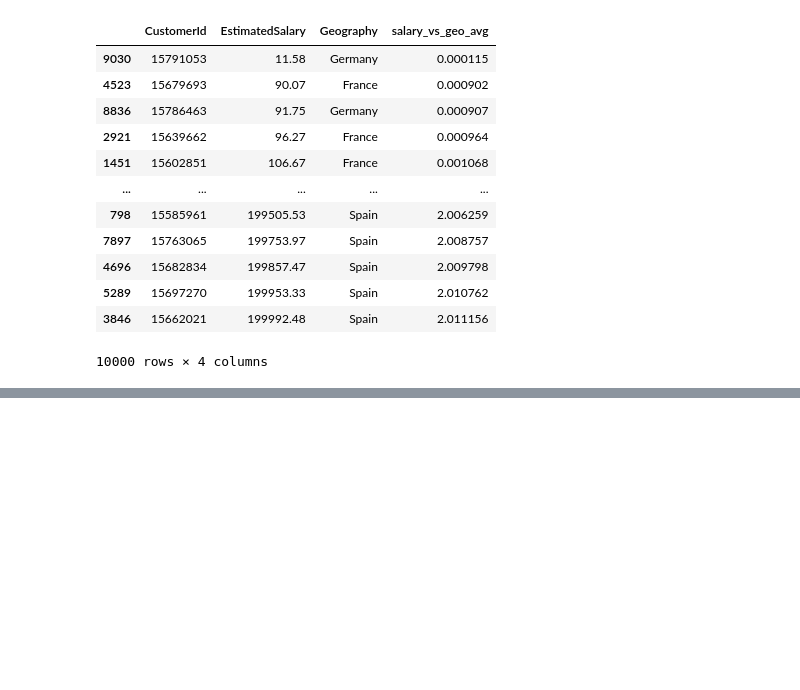
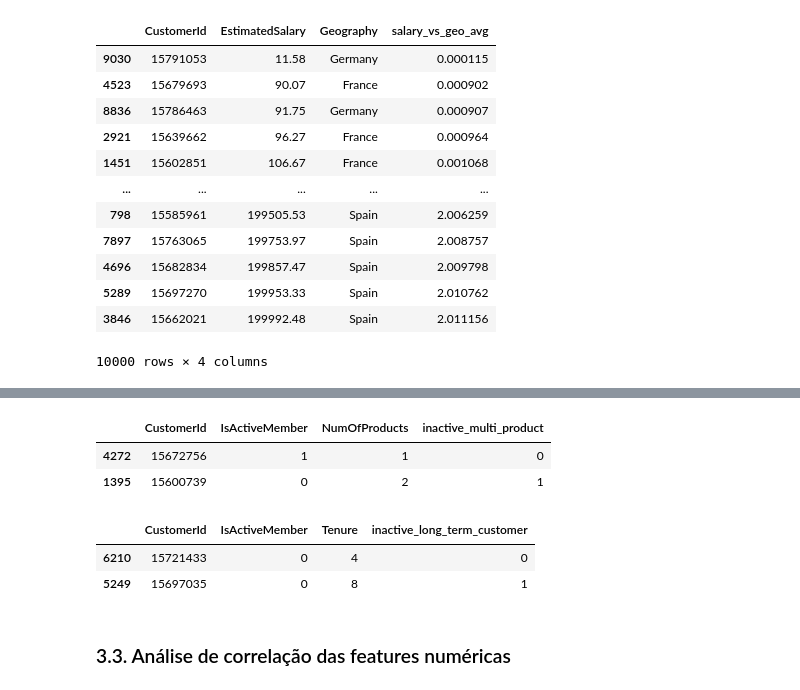
Before and after one commit to emso-exe/Churn_clientes_de_banco, a Jupyter notebook: notebooks/002_feature_engineering.ipynb, the cells around one changed output, grey strips where cells are left out. Cells and saved outputs as stored; diff of their text form; code cells hidden in the pictures; blank space fills up the shorter version.

```diff
--- a/notebooks/002_feature_engineering.ipynb
+++ b/notebooks/002_feature_engineering.ipynb
@@ -604,0 +627,34 @@ df_temp.groupby('senior_high_balance').sample(1)
+# %%
+# inactive_multi_product - indicador de clientes inativos com múltiplos produtos, para identificar clientes que são inativos e possuem mais
+# de um produto contratado, o que pode indicar um grupo de clientes com maior potencial de churn devido à falta de engajamento apesar de
+# possuir múltiplos produtos financeiros
+
+df['inactive_multi_product'] = (
+    (df['IsActiveMember'] == 0) &
+    (df['NumOfProducts'] > 1)
+).astype(int)
+
+df_temp = df[['CustomerId', 'IsActiveMember', 'NumOfProducts', 'inactive_multi_product']]
+df_temp.groupby('inactive_multi_product').sample(1)
+# %% [output]
+|  | CustomerId | IsActiveMember | NumOfProducts | inactive_multi_product |
+| 4272 | 15672756 | 1 | 1 | 0 |
+| 1395 | 15600739 | 0 | 2 | 1 |
+# %%
+# inactive_long_term_customer - indicador de clientes inativos com longo tempo de relacionamento, para identificar clientes que são inativos
+# e possuem um tempo de relacionamento com o banco acima do terceiro quartil, o que pode indicar um grupo de clientes com maior potencial de
+# churn devido à falta de engajamento apesar de um vínculo sólido com o banco
+
+df['inactive_long_term_customer'] = (
+    (df['IsActiveMember'] == 0) &
+    (df['Tenure'] > df['Tenure'].quantile(0.75))
+).astype(int)
+
+df_temp = df[['CustomerId', 'IsActiveMember', 'Tenure', 'inactive_long_term_customer']]
+df_temp.groupby('inactive_long_term_customer').sample(1)
+# %% [output]
+|  | CustomerId | IsActiveMember | Tenure | inactive_long_term_customer |
+| 6210 | 15721433 | 0 | 4 | 0 |
+| 5249 | 15697035 | 0 | 8 | 1 |
+# %% [markdown]
+### 3.3. Análise de correlação das features numéricas
```
Also changed, not shown: parts of 35 cells of this notebook.
